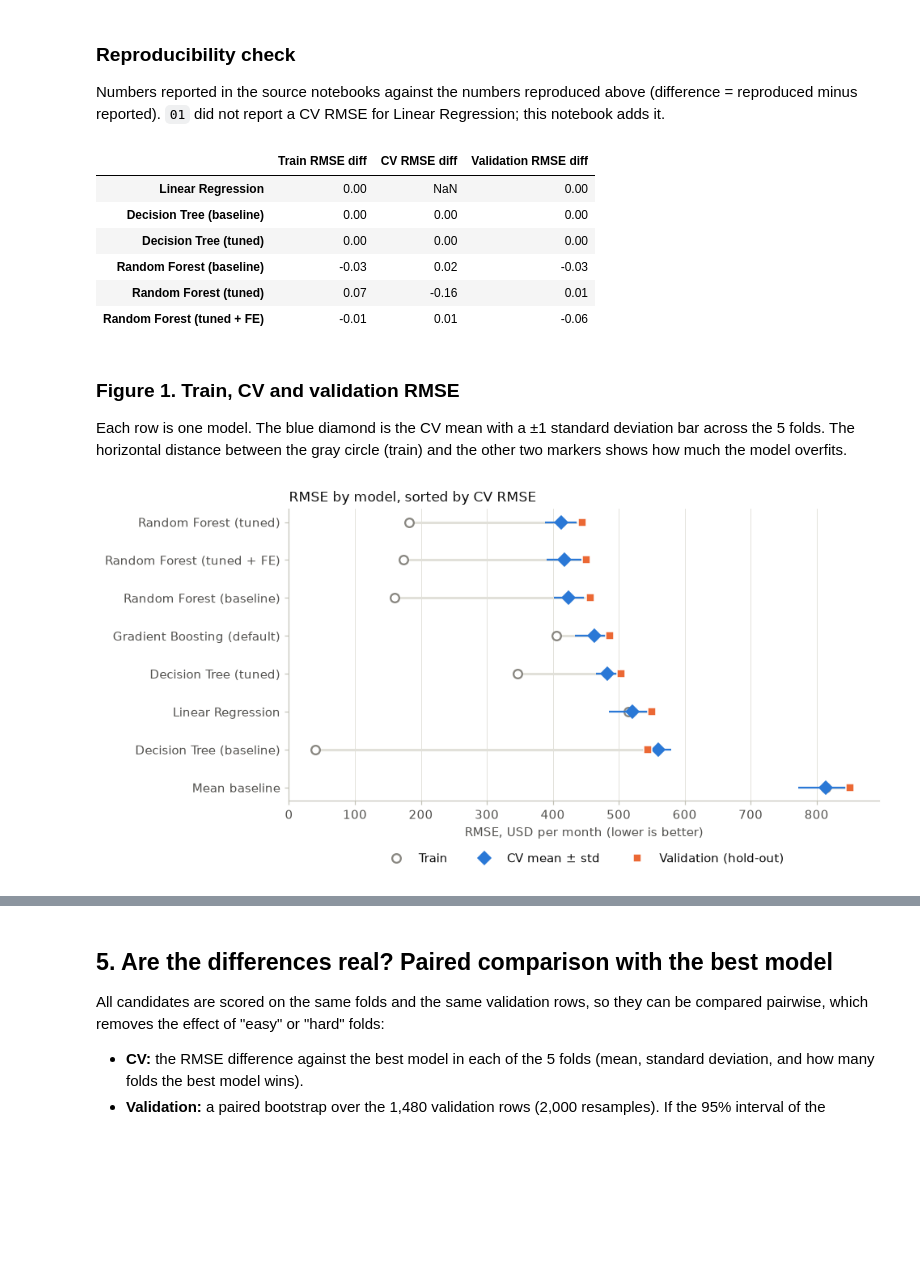
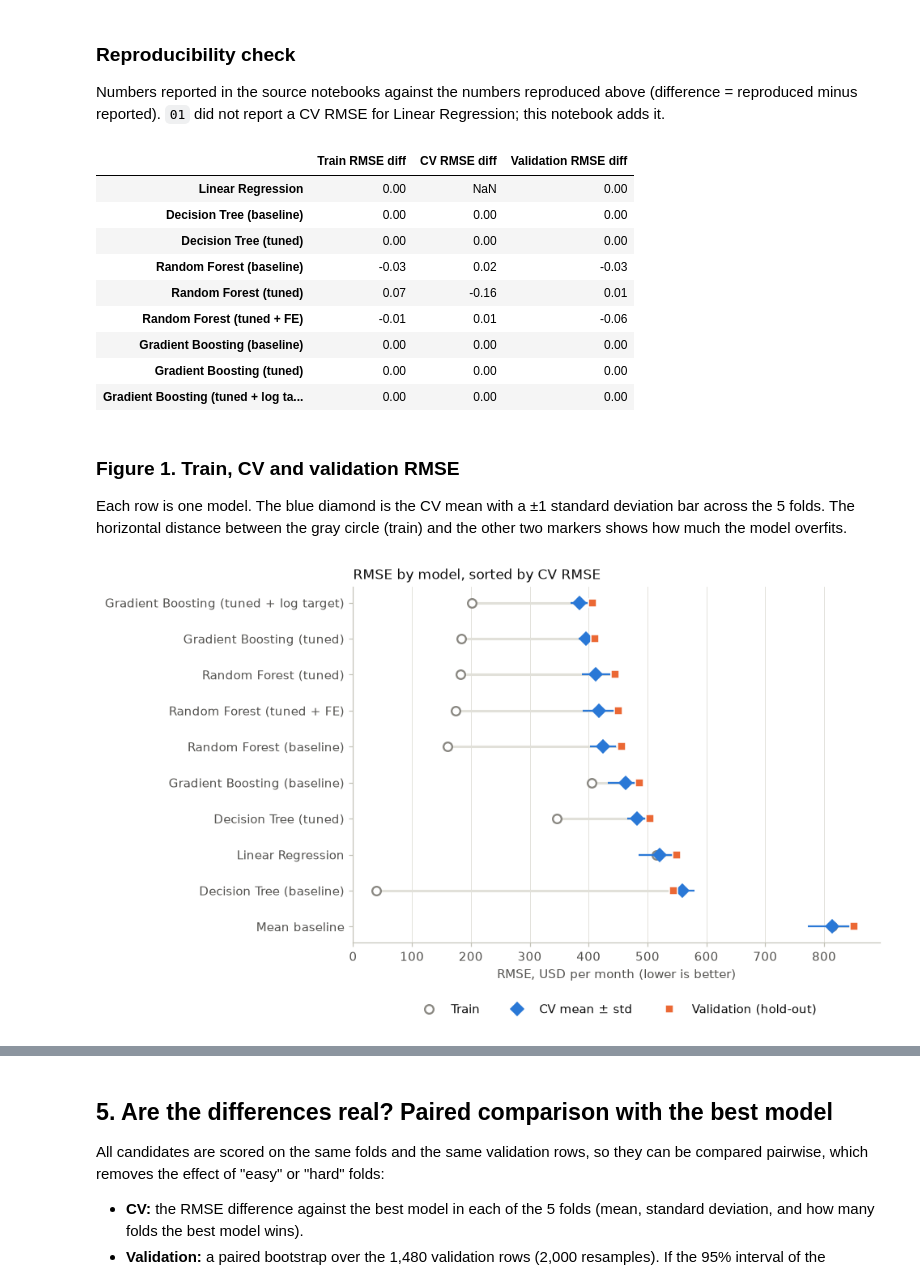
Before and after one commit to dori1717/CAI_4105_2026_Fall_Team_4, a Jupyter notebook: notebooks/05_model_comparison.ipynb, the cells around one changed output, grey strips where cells are left out. Cells and saved outputs as stored; diff of their text form; code cells hidden in the pictures; blank space fills up the shorter version.

Commit message:
Add tuned Gradient Boosting to the model comparison

```diff
--- a/notebooks/05_model_comparison.ipynb
+++ b/notebooks/05_model_comparison.ipynb
@@ -113,7 +114,9 @@ def no_features(df):
 # Grid Search results from the source notebooks
 DT_TUNED = {"max_depth": 15, "min_samples_leaf": 5, "min_samples_split": 2, "ccp_alpha": 50.0}   # 02
 RF_TUNED = {"n_estimators": 400, "max_depth": 20, "min_samples_leaf": 1, "max_features": 0.33}  # 03
-GB_PARAMS = {}  # no tuned Gradient Boosting yet: scikit-learn defaults (100 trees, depth 3, learning_rate 0.1)
+GB_TUNED = {"n_estimators": 1000, "learning_rate": 0.1, "max_depth": 5, "min_samples_leaf": 5,
+            "subsample": 1.0, "max_features": 0.5}                                                # 04, raw target
+GB_LOG_TUNED = {**GB_TUNED, "subsample": 0.8}                                                 # 04, log target
 
 
 @dataclass
@@ -146,9 +149,17 @@ candidates = [
               lambda: Pipeline([("prep", tree_preprocessor(numeric_features + engineered_features)),
                                 ("model", RandomForestRegressor(random_state=RANDOM_STATE, n_jobs=-1, **RF_TUNED))]),
               features=add_features),
-    Candidate("Gradient Boosting (default)", "Gradient Boosting", "pending",
+    Candidate("Gradient Boosting (baseline)", "Gradient Boosting", "04_gradient_boosting",
               lambda: Pipeline([("prep", tree_preprocessor()),
-                                ("model", GradientBoostingRegressor(random_state=RANDOM_STATE, **GB_PARAMS))])),
+                                ("model", GradientBoostingRegressor(random_state=RANDOM_STATE))])),
+    Candidate("Gradient Boosting (tuned)", "Gradient Boosting", "04_gradient_boosting",
+              lambda: Pipeline([("prep", tree_preprocessor()),
+                                ("model", GradientBoostingRegressor(random_state=RANDOM_STATE, **GB_TUNED))])),
+    Candidate("Gradient Boosting (tuned + log target)", "Gradient Boosting", "04_gradient_boosting",
+              lambda: Pipeline([("prep", tree_preprocessor()),
+                                ("model", TransformedTargetRegressor(
+                                    regressor=GradientBoostingRegressor(random_state=RANDOM_STATE, **GB_LOG_TUNED),
+                                    func=np.log, inverse_func=np.exp))])),
 ]
 # %% [markdown]
 ## 3. Evaluate every candidate
@@ -157,6 +168,7 @@ candidates = [
 # %%
 def complexity(model):
     est = model.named_steps["model"]
+    est = getattr(est, "regressor_", est)  # unwrap the log-target wrapper
     if isinstance(est, DummyRegressor):
         return "1 constant"
     if hasattr(est, "coef_"):
@@ -247,6 +263,9 @@ reported = pd.DataFrame.from_dict({
     "Random Forest (baseline)":   [159.97, 424.34, 456.55],
     "Random Forest (tuned)":      [181.80, 412.69, 444.87],
     "Random Forest (tuned + FE)": [173.78, 417.11, 450.87],
+    "Gradient Boosting (baseline)":           [405.21, 462.80, 486.73],
+    "Gradient Boosting (tuned)":              [183.05, 396.07, 410.29],
+    "Gradient Boosting (tuned + log target)": [201.76, 383.91, 405.94],
 }, orient="index", columns=["Train RMSE", "CV RMSE", "Validation RMSE"])
 
 (results.loc[reported.index, reported.columns].round(2) - reported).round(2).add_suffix(" diff")
@@ -258,6 +277,9 @@ reported = pd.DataFrame.from_dict({
 | Random Forest (baseline) | -0.03 | 0.02 | -0.03 |
 | Random Forest (tuned) | 0.07 | -0.16 | 0.01 |
 | Random Forest (tuned + FE) | -0.01 | 0.01 | -0.06 |
+| Gradient Boosting (baseline) | 0.00 | 0.00 | 0.00 |
+| Gradient Boosting (tuned) | 0.00 | 0.00 | 0.00 |
+| Gradient Boosting (tuned + log ta... | 0.00 | 0.00 | 0.00 |
 # %% [markdown]
 ### Figure 1. Train, CV and validation RMSE
 
@@ -285,35 +307,35 @@ plt.rcParams.update({
     "ytick.color": AXIS,
     "xtick.labelcolor": INK_2,
     "ytick.labelcolor": INK_2,
     "legend.frameon": False,
 })
 
 order = results.index[::-1]  # best model on top
 pos = np.arange(len(order))
 r = results.loc[order]
 
-fig, ax = plt.subplots(figsize=(9, 4.6))
+fig, ax = plt.subplots(figsize=(9, 5.4))
 ax.grid(axis="y", visible=False)
 ax.hlines(pos, r[["Train RMSE", "CV RMSE", "Validation RMSE"]].min(axis=1),
           r[["Train RMSE", "CV RMSE", "Validation RMSE"]].max(axis=1), color=GRID, linewidth=2, zorder=1)
 ax.plot(r["Train RMSE"], pos, "o", markersize=7, markerfacecolor="white", markeredgecolor=MUTED,
         markeredgewidth=1.5, linestyle="none", label="Train", zorder=3)
 ax.errorbar(r["CV RMSE"], pos, xerr=r["CV std"], fmt="D", markersize=7, color=BLUE, ecolor=BLUE,
             elinewidth=1.5, capsize=0, label="CV mean ± std", zorder=4)
 ax.plot(r["Validation RMSE"], pos, "s", markersize=7, color=ORANGE, markeredgecolor="white",
         markeredgewidth=1, linestyle="none", label="Validation (hold-out)", zorder=5)
 ax.set_yticks(pos, order)
 ax.set_xlim(0, None)
 ax.set_xlabel("RMSE, USD per month (lower is better)")
 ax.set_title("RMSE by model, sorted by CV RMSE")
 handles, labels = ax.get_legend_handles_labels()
 legend_order = [labels.index(l) for l in ["Train", "CV mean ± std", "Validation (hold-out)"]]
 ax.legend([handles[i] for i in legend_order], [labels[i] for i in legend_order],
           loc="upper center", bbox_to_anchor=(0.5, -0.14), ncol=3)
 fig.tight_layout()
 plt.show()
 # %% [output]
-[figure, old version]
+[figure, new version]
 # %% [markdown]
 **Observations**
 
```
Also changed, not shown: parts of 19 cells of this notebook, 1 other file.
